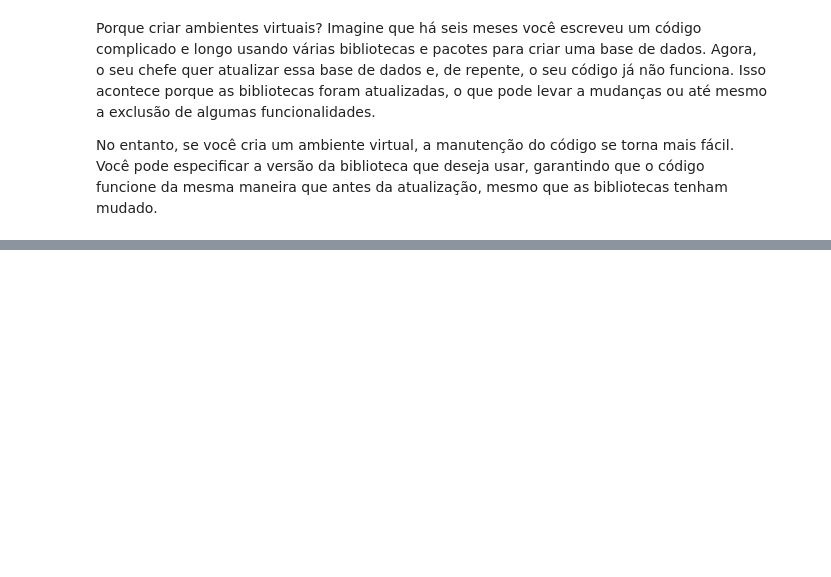
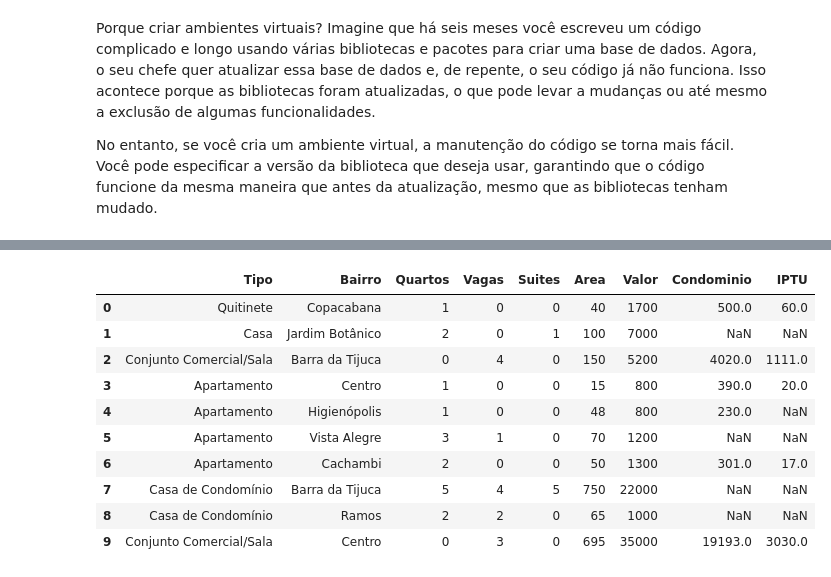
Before and after one commit to barbnrosa/data-science, a Jupyter notebook: curso2_python_pandas/python_pandas.ipynb, the cells around one changed output, grey strips where cells are left out. Cells and saved outputs as stored; diff of their text form; code cells hidden in the pictures; blank space fills up the shorter version.

```diff
--- a/curso2_python_pandas/python_pandas.ipynb
+++ b/curso2_python_pandas/python_pandas.ipynb
@@ -16,0 +136,15 @@ No entanto, se você cria um ambiente virtual, a manutenção do código se torn
+# %%
+df_json = pd.read_json('/home/ba/Documentos/data-science/curso2_python_pandas/dados/aluguel.json')
+df_json
+# %% [output]
+|  | Tipo | Bairro | Quartos | Vagas | Suites | Area | Valor | Condominio | IPTU |
+| 0 | Quitinete | Copacabana | 1 | 0 | 0 | 40 | 1700 | 500.0 | 60.0 |
+| 1 | Casa | Jardim Botânico | 2 | 0 | 1 | 100 | 7000 | NaN | NaN |
+| 2 | Conjunto Comercial/Sala | Barra da Tijuca | 0 | 4 | 0 | 150 | 5200 | 4020.0 | 1111.0 |
+| 3 | Apartamento | Centro | 1 | 0 | 0 | 15 | 800 | 390.0 | 20.0 |
+| 4 | Apartamento | Higienópolis | 1 | 0 | 0 | 48 | 800 | 230.0 | NaN |
+| 5 | Apartamento | Vista Alegre | 3 | 1 | 0 | 70 | 1200 | NaN | NaN |
+| 6 | Apartamento | Cachambi | 2 | 0 | 0 | 50 | 1300 | 301.0 | 17.0 |
+| 7 | Casa de Condomínio | Barra da Tijuca | 5 | 4 | 5 | 750 | 22000 | NaN | NaN |
+| 8 | Casa de Condomínio | Ramos | 2 | 2 | 0 | 65 | 1000 | NaN | NaN |
+| 9 | Conjunto Comercial/Sala | Centro | 0 | 3 | 0 | 695 | 35000 | 19193.0 | 3030.0 |
```
Also changed, not shown: parts of 56 cells of this notebook, 7 other files.
